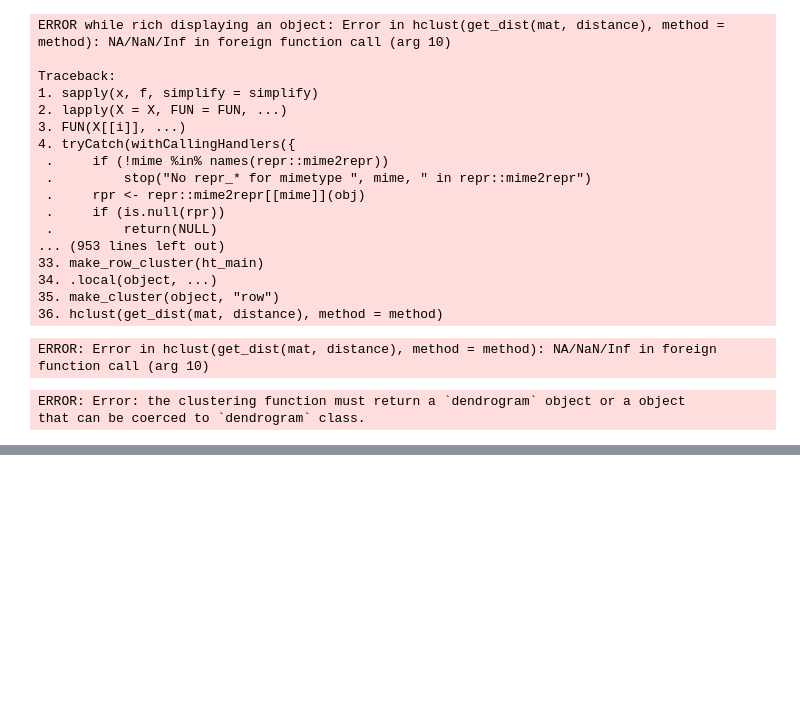
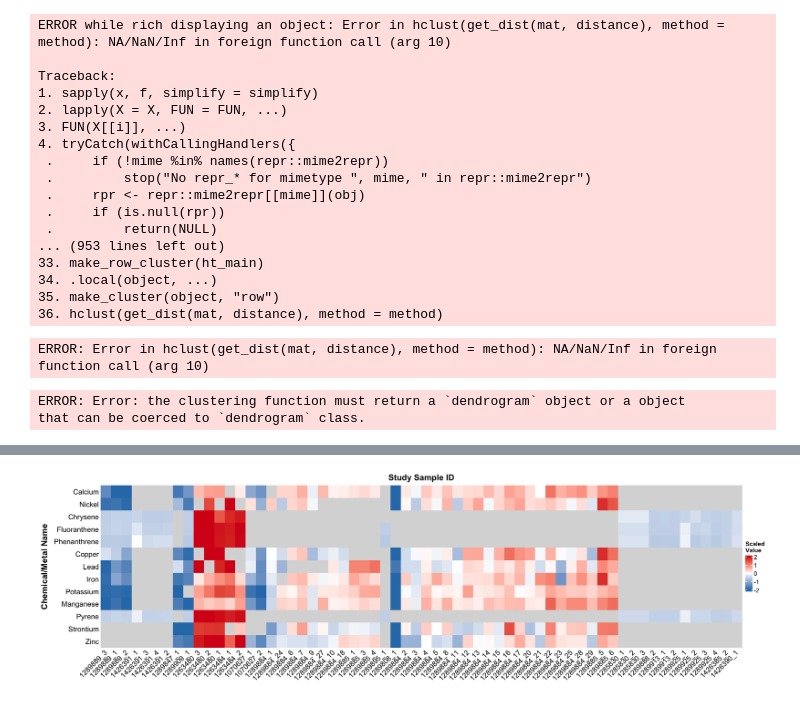
Before and after one commit to UNC-CEMALB/P1015.-Wildfire_Suffcient_Similiarity, a Jupyter notebook: 2. Cluster Analysis/PCoA.ipynb, the cells around one changed output, grey strips where cells are left out. Drawn from its saved outputs; the diff is of its cells as text; code cells hidden in the pictures; blank space fills up the shorter version.

```diff
--- a/2. Cluster Analysis/PCoA.ipynb
+++ b/2. Cluster Analysis/PCoA.ipynb
@@ -784,0 +924,54 @@ that can be coerced to `dendrogram` class.
+# %%
+## --- Color mapping ---
+## Sequential or diverging palettes both work with z-scores.
+## Here, a symmetric blue-white-red with NA as light grey.
+col_fun <- circlize::colorRamp2(
+  c(-2, 0, 2),
+  c("#2C7BB6", "#FFFFFF", "#D7191C")
+)
+na_col <- "#D9D9D9"  # light gray
+
+## --- Row annotations ---
+## Study as a discrete color strip; Sample_Number as a numeric annotation.
+study_levels <- rownames(wider_vol_df)
+set.seed(1)
+study_cols <- structure(
+  circlize::rand_color(length(study_levels), luminosity = "bright"),
+  names = study_levels
+)
+
+# row_ha <- rowAnnotation(
+#   Study = wider_vol_df$Study,
+#   col = list(Study = study_cols),
+#   annotation_name_side = "top",
+#   gp = gpar(col = NA) # remove borders
+# )
+
+options(repr.plot.width=17, repr.plot.height=5) #changing size
+ht <- Heatmap(
+  t(mat_scaled),
+  name = "Scaled\nValue",
+  col = col_fun,
+  na_col = na_col,
+  cluster_rows = FALSE,
+  cluster_columns = FALSE,
+  row_title = "Chemical/Metal Name",
+  row_names_side = "left",
+  row_title_gp = gpar(fontsize = 14,
+    fontface = "bold"),
+  column_title = "Study Sample ID",
+  column_title_gp = gpar(fontsize = 14,
+    fontface = "bold"),
+  column_names_rot = 45,
+  row_names_gp = gpar(fontsize = 12),
+  column_names_gp = gpar(fontsize = 12),
+  show_row_dend = FALSE,
+  show_column_dend = FALSE,
+  rect_gp = gpar(col = NA) # cleaner cells without borders
+)
+
+## --- Draw with row annotations ---
+draw(#row_ha +
+     ht, heatmap_legend_side = "right", annotation_legend_side = "right")
+# %% [output]
+[figure, added]
```
Also changed, not shown: parts of 5 cells of this notebook.
